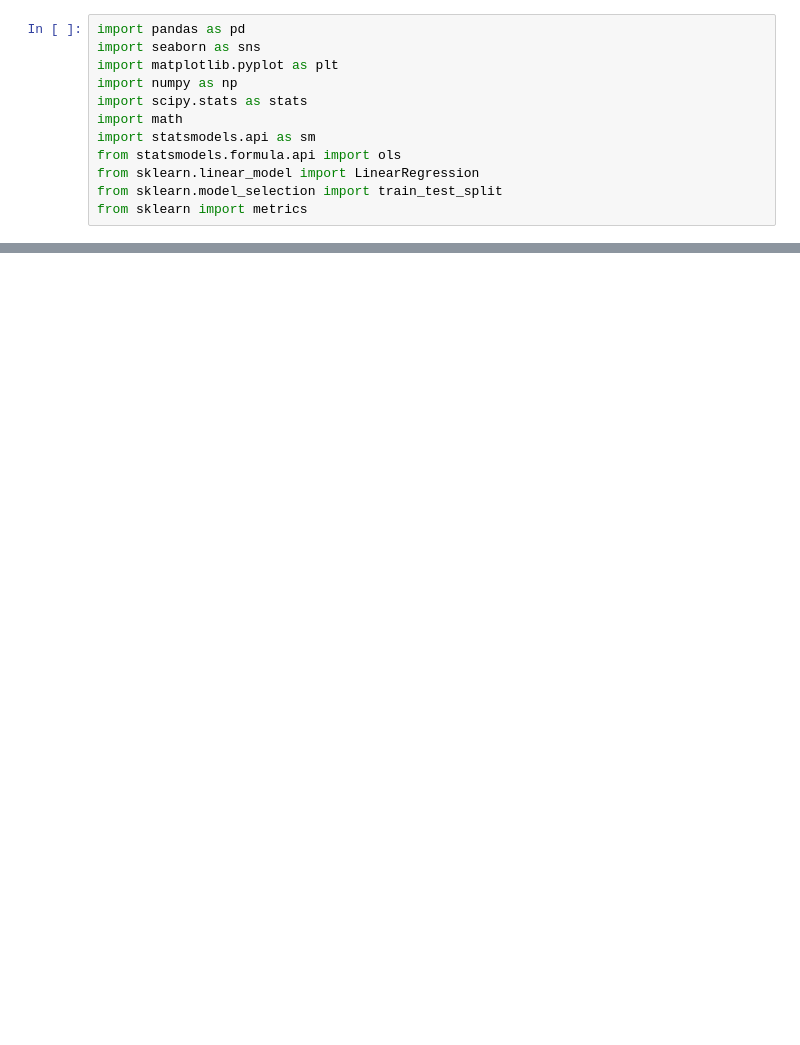
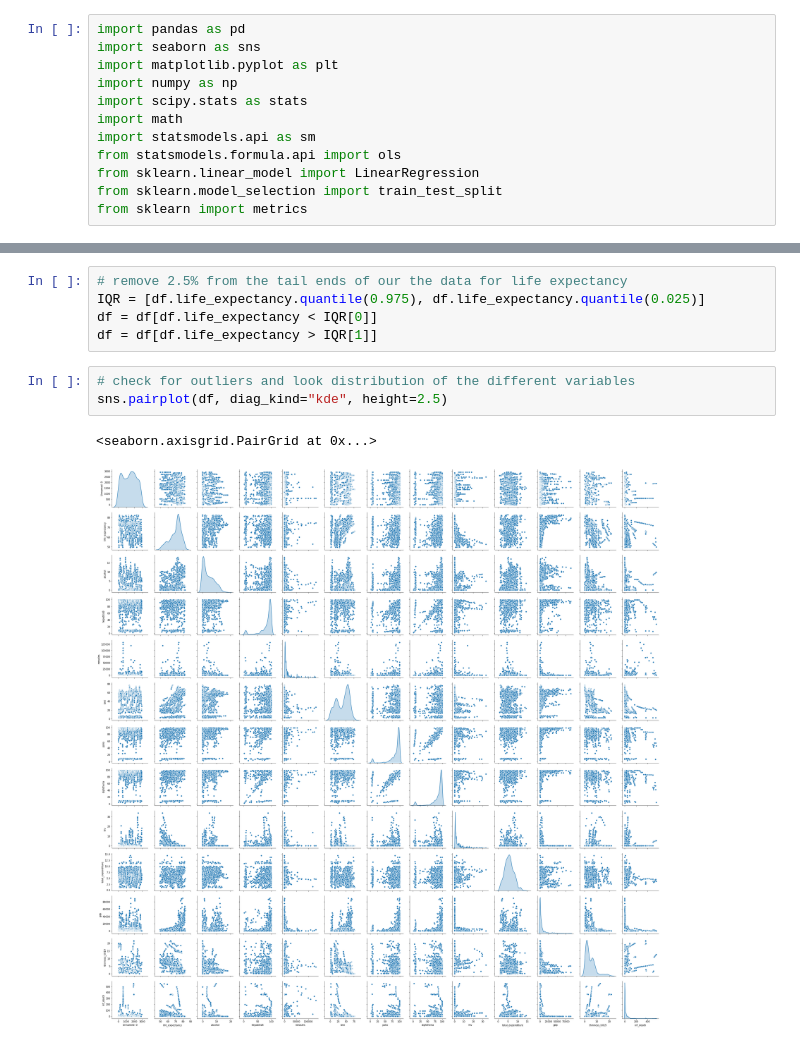
Before and after one commit to DaggerForce/Life_Expectancy_Project, a Jupyter notebook: infant_mortality.ipynb, the cells around one changed output, grey strips where cells are left out. Saved outputs shown, nothing was run; the diff lists cells and outputs as text; blank space fills up the shorter version.

```diff
--- a/infant_mortality.ipynb
+++ b/infant_mortality.ipynb
@@ -42,0 +26,11 @@ clean_df
+# %%
+# remove 2.5% from the tail ends of our the data for life expectancy
+IQR = [df.life_expectancy.quantile(0.975), df.life_expectancy.quantile(0.025)]
+df = df[df.life_expectancy < IQR[0]]
+df = df[df.life_expectancy > IQR[1]]
+# %%
+# check for outliers and look distribution of the different variables
+sns.pairplot(df, diag_kind="kde", height=2.5)
+# %% [output]
+<seaborn.axisgrid.PairGrid at 0x...>
+[figure, added]
```
Also changed, not shown: parts of 15 cells of this notebook.
